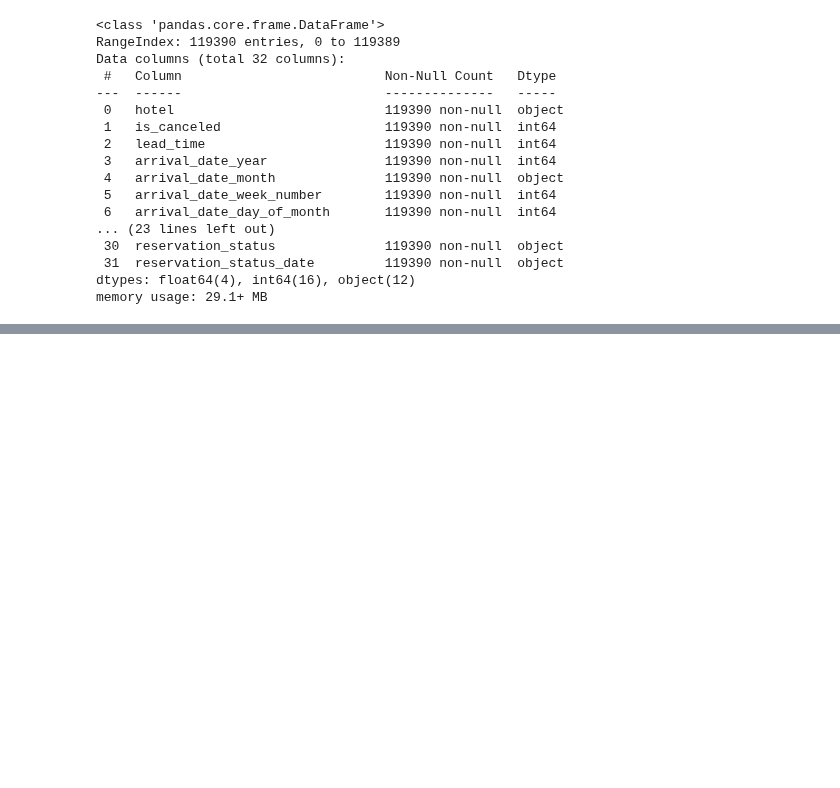
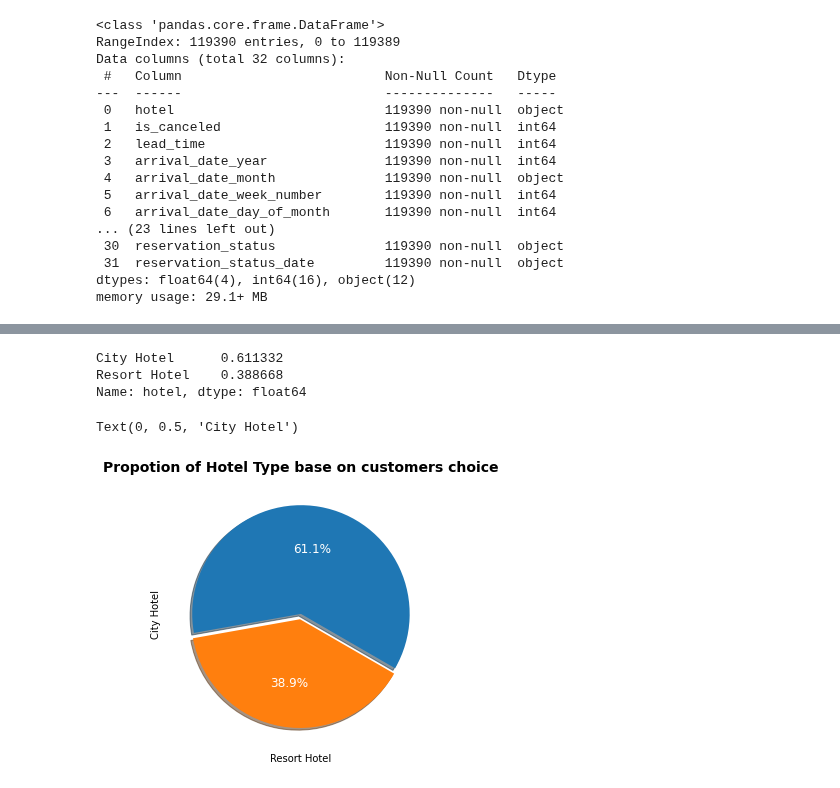
Before and after one commit to sarathsoman14/sarathsoman14-Hotel-Booking-Exploratory-Data-Analysis-EDA-, a Jupyter notebook: Hotel_Booking_Exploratory_Data_Analysis_Capstone_Project.ipynb, the cells around one changed output, grey strips where cells are left out. Saved outputs shown, nothing was run; the diff lists cells and outputs as text; code cells hidden in the pictures; blank space fills up the shorter version.

```diff
--- a/Hotel_Booking_Exploratory_Data_Analysis_Capstone_Project.ipynb
+++ b/Hotel_Booking_Exploratory_Data_Analysis_Capstone_Project.ipynb
@@ -72,0 +243,7 @@ memory usage: 29.1+ MB
+# %%
+most_prefered_hotel_perecent_distribution=hotel_df['hotel'].value_counts(normalize=True)
+most_prefered_hotel_perecent_distribution
+# %% [output]
+City Hotel      0.611332
+Resort Hotel    0.388668
+Name: hotel, dtype: float64
@@ -72,0 +252,10 @@ memory usage: 29.1+ MB
+# %%
+# Visualization
+plt.figure(figsize=(10,5))
+plt.pie(most_prefered_hotel_perecent_distribution,startangle=330,explode=(0,0.05),autopct='%1.1f%%' ,textprops={'color':"w",'fontsize':12},shadow=True)
+plt.title('Propotion of Hotel Type base on customers choice',fontsize=14,weight='bold')
+plt.xlabel('Resort Hotel')
+plt.ylabel('City Hotel')
+# %% [output]
+Text(0, 0.5, 'City Hotel')
+[figure, added]
```
Also changed, not shown: parts of 24 cells of this notebook.
